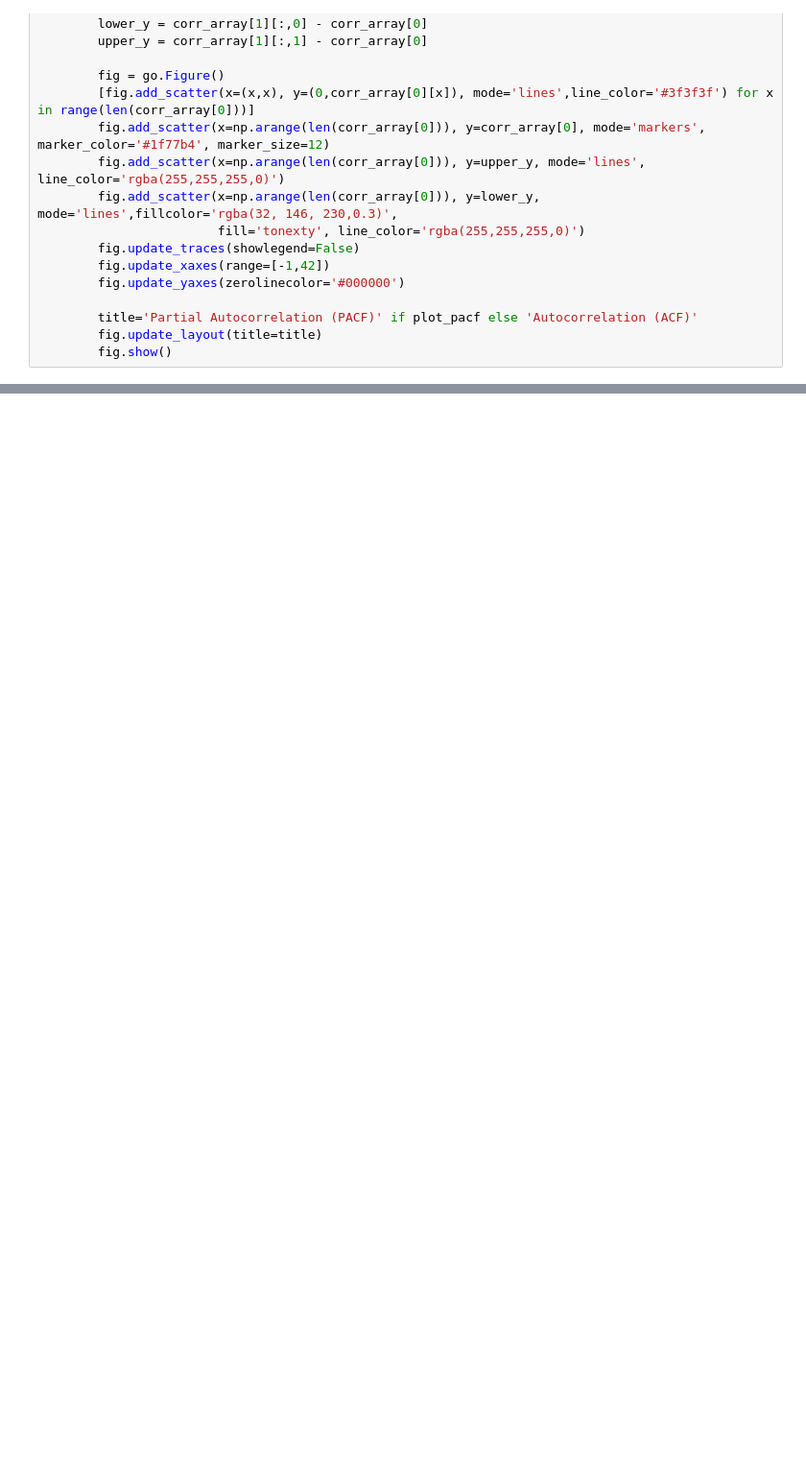
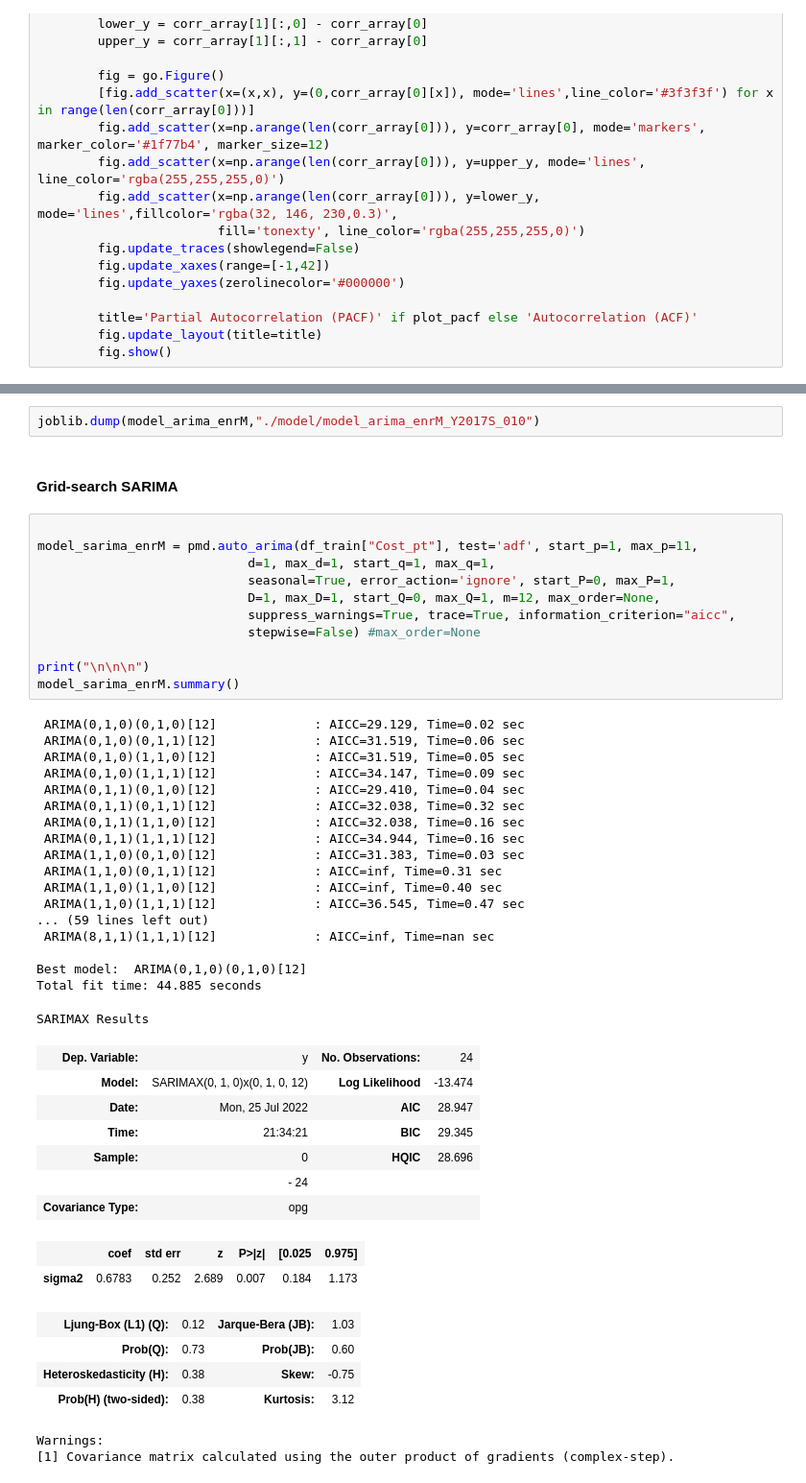
Before and after one commit to strong4s/s5_Time-Series-Analysis-Forecasting-of-Grid-Trades, a Jupyter notebook: s5n4_Forecasting with pmdARIMA.ipynb, the cells around one changed output, grey strips where cells are left out. Shown: that part at 96% size. Cells and saved outputs as stored; diff of their text form; blank space fills up the shorter version.

```diff
--- a/s5n4_Forecasting with pmdARIMA.ipynb
+++ b/s5n4_Forecasting with pmdARIMA.ipynb
@@ -430,0 +456,49 @@ arima_m.fit_predict(y=,n_periods=3)
+# %%
+joblib.dump(model_arima_enrM,"./model/model_arima_enrM_Y2017S_010")
+# %% [markdown]
+#### Grid-search SARIMA
+# %%
+
+model_sarima_enrM = pmd.auto_arima(df_train["Cost_pt"], test='adf', start_p=1, max_p=11,
+                            d=1, max_d=1, start_q=1, max_q=1,
+                            seasonal=True, error_action='ignore', start_P=0, max_P=1,
+                            D=1, max_D=1, start_Q=0, max_Q=1, m=12, max_order=None,
+                            suppress_warnings=True, trace=True, information_criterion="aicc",
+                            stepwise=False) #max_order=None
+
+print("\n\n\n")
+model_sarima_enrM.summary()
+# %% [output]
+ ARIMA(0,1,0)(0,1,0)[12]             : AICC=29.129, Time=0.02 sec
+ ARIMA(0,1,0)(0,1,1)[12]             : AICC=31.519, Time=0.06 sec
+ ARIMA(0,1,0)(1,1,0)[12]             : AICC=31.519, Time=0.05 sec
+ ARIMA(0,1,0)(1,1,1)[12]             : AICC=34.147, Time=0.09 sec
+ ARIMA(0,1,1)(0,1,0)[12]             : AICC=29.410, Time=0.04 sec
+ ARIMA(0,1,1)(0,1,1)[12]             : AICC=32.038, Time=0.32 sec
+ ARIMA(0,1,1)(1,1,0)[12]             : AICC=32.038, Time=0.16 sec
+ ARIMA(0,1,1)(1,1,1)[12]             : AICC=34.944, Time=0.16 sec
+ ARIMA(1,1,0)(0,1,0)[12]             : AICC=31.383, Time=0.03 sec
+ ARIMA(1,1,0)(0,1,1)[12]             : AICC=inf, Time=0.31 sec
+ ARIMA(1,1,0)(1,1,0)[12]             : AICC=inf, Time=0.40 sec
+ ARIMA(1,1,0)(1,1,1)[12]             : AICC=36.545, Time=0.47 sec
+... (59 lines left out)
+ ARIMA(8,1,1)(1,1,1)[12]             : AICC=inf, Time=nan sec
+
+Best model:  ARIMA(0,1,0)(0,1,0)[12]
+Total fit time: 44.885 seconds
+SARIMAX Results
+| Dep. Variable: | y | No. Observations: | 24 |
+| Model: | SARIMAX(0, 1, 0)x(0, 1, 0, 12) | Log Likelihood | -13.474 |
+| Date: | Mon, 25 Jul 2022 | AIC | 28.947 |
+| Time: | 21:34:21 | BIC | 29.345 |
+| Sample: | 0 | HQIC | 28.696 |
+|  | - 24 |  |  |
+| Covariance Type: | opg |  |  |
+|  | coef | std err | z | P>|z| | [0.025 | 0.975] |
+| sigma2 | 0.6783 | 0.252 | 2.689 | 0.007 | 0.184 | 1.173 |
+| Ljung-Box (L1) (Q): | 0.12 | Jarque-Bera (JB): | 1.03 |
+| Prob(Q): | 0.73 | Prob(JB): | 0.60 |
+| Heteroskedasticity (H): | 0.38 | Skew: | -0.75 |
+| Prob(H) (two-sided): | 0.38 | Kurtosis: | 3.12 |
+Warnings:
+[1] Covariance matrix calculated using the outer product of gradients (complex-step).
```
Also changed, not shown: parts of 81 cells of this notebook, 4 other files.
